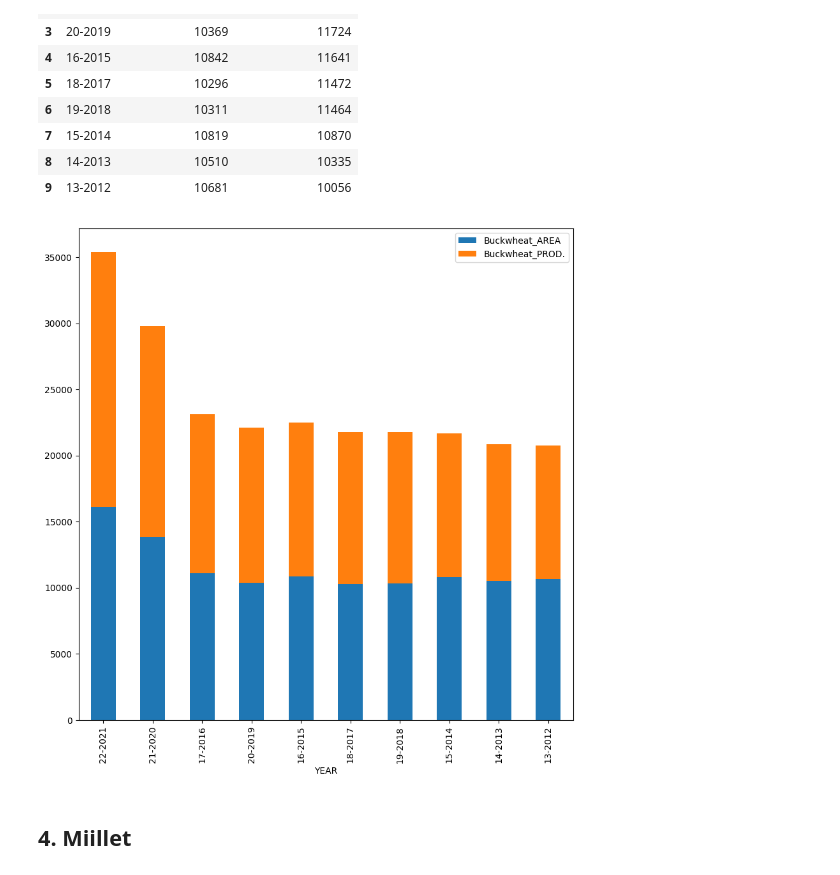
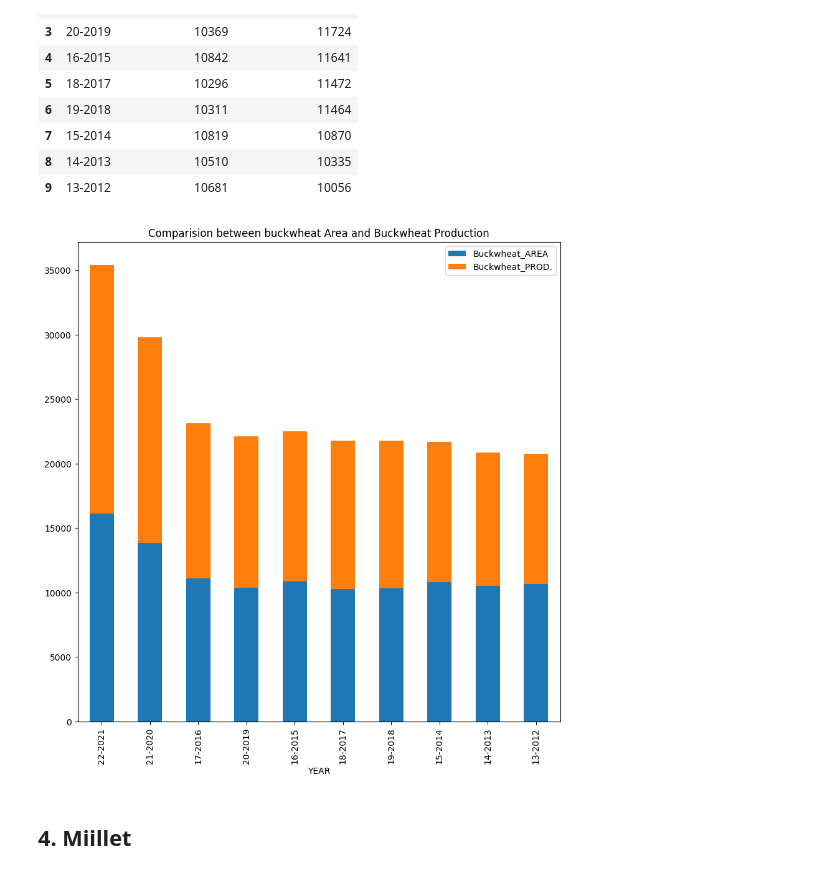
Before and after one commit to Preetiadhikari/Agriculture-Domain, a Jupyter notebook: ag data analysis/cereal crop analysis and visualization.ipynb, the cells around one changed output. Cells and saved outputs as stored; diff of their text form; code cells hidden in the pictures.

```diff
--- a/ag data analysis/cereal crop analysis and visualization.ipynb
+++ b/ag data analysis/cereal crop analysis and visualization.ipynb
@@ -397,7 +372,7 @@ buckwheat_production
 | 9 | 13-2012 | 10056 |
 # %%
 fig = px.pie(buckwheat_production, names='YEAR', values='Buckwheat_PROD.',
-             title='Total Buckwheat production by 10 year',
+             title='Total Buckwheat production in last 10 year',
              labels={'Year': 'YEAR', 'Buckwheat Production': 'Buckwheat_PROD.'},
              color='YEAR', color_discrete_sequence=px.colors.sequential.Blackbody ,
              hole=0.1
@@ -425,12 +398,15 @@ buckwheat_production
 | 9 | 13-2012 | 10681 | 10056 |
 # %%
 buckwheat_production.plot(x="YEAR", y=["Buckwheat_AREA", "Buckwheat_PROD."],
-        kind="bar", figsize=(10, 10), stacked=True)
+        kind="bar", figsize=(10, 10),
+         title="Comparision between buckwheat Area and Buckwheat Production", stacked=True)
+
+fig.update_layout(xaxis_title='Year', yaxis_title='Count')
 
 # Display plot
 plt.show()
 # %% [output]
-[figure, old version]
+[figure, new version]
 # %% [markdown]
 ## 4. Miillet
 # %%
```
Also changed, not shown: parts of 21 cells of this notebook, 9 other files.
